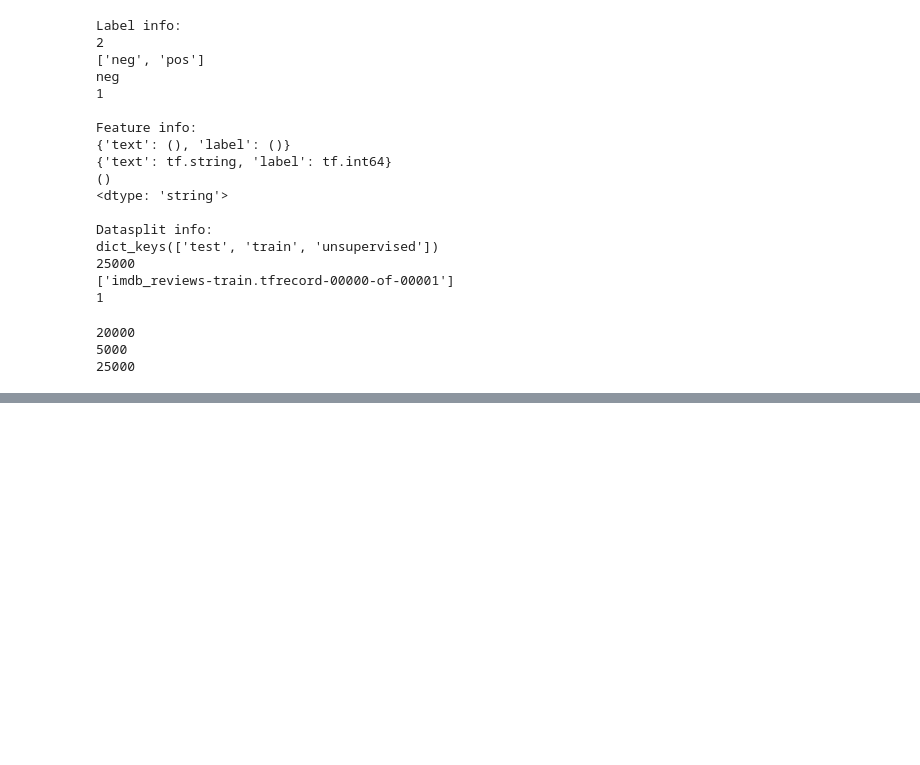
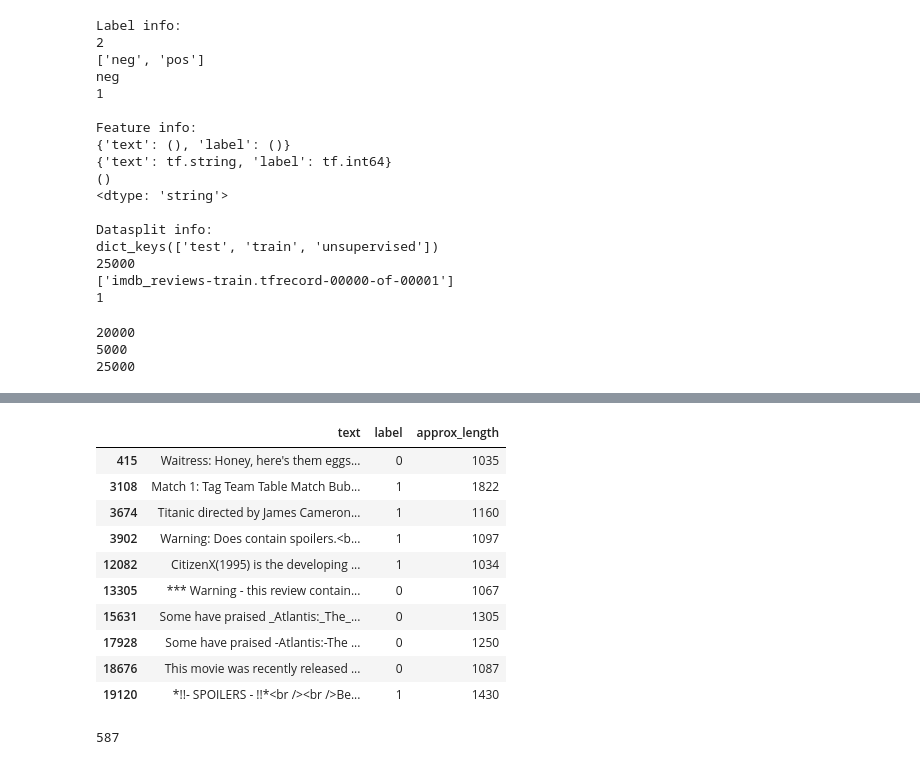
Before and after one commit to FerdiantJoshua/deep-learning-practice, a Jupyter notebook: Sentiment Analysis.ipynb, the cells around one changed output, grey strips where cells are left out. Cells and saved outputs as stored; diff of their text form; code cells hidden in the pictures; blank space fills up the shorter version.

```diff
--- a/Sentiment Analysis.ipynb
+++ b/Sentiment Analysis.ipynb
@@ -77,0 +111,18 @@ print(len(imdb_test))
+# %%
+STOPWORDS = stopwords.words('english')
+
+def remove_stopwords(text):
+    if isinstance(text, str):
+        tokenized_text = []
+        for token in text.split():
+            if token not in STOPWORDS: tokenized_text.append(token)
+        return ' '.join(tokenized_text)
+    else:
+        i = 0
+        tokenized_text = text
+        while i < len(tokenized_text):
+            if tokenized_text[i] in STOPWORDS:
+                tokenized_text.pop(i)
+            else:
+                i += 1
+        return tokenized_text
@@ -78,8 +131,7 @@ print(len(imdb_test))
 # %%
 for elm in imdb_train.take(2):
-    print(elm)
-#     text, label = elm['text'], elm['label']
-#     print('Text:', text)
-#     print('Label:', label)
-#     print()
+    text, label = elm
+    print('Text:', text)
+    print('Label:', label)
+    print()
 # %% [output]
@@ -212,0 +195,22 @@ class Tokenizer:
+# %%
+pd_train['approx_length'] = pd_train['text'].apply(lambda x: len(remove_stopwords(tok.tokenize(x))))
+pd_val['approx_length'] = pd_val['text'].apply(lambda x: len(remove_stopwords(tok.tokenize(x))))
+pd_test['approx_length'] = pd_test['text'].apply(lambda x: len(remove_stopwords(tok.tokenize(x))))
+# %%
+pd_train[pd_train['approx_length'] > 1000]
+# %% [output]
+|  | text | label | approx_length |
+| 415 | Waitress: Honey, here's them eggs... | 0 | 1035 |
+| 3108 | Match 1: Tag Team Table Match Bub... | 1 | 1822 |
+| 3674 | Titanic directed by James Cameron... | 1 | 1160 |
+| 3902 | Warning: Does contain spoilers.<b... | 1 | 1097 |
+| 12082 | CitizenX(1995) is the developing ... | 1 | 1034 |
+| 13305 | *** Warning - this review contain... | 0 | 1067 |
+| 15631 | Some have praised _Atlantis:_The_... | 0 | 1305 |
+| 17928 | Some have praised -Atlantis:-The ... | 0 | 1250 |
+| 18676 | This movie was recently released ... | 0 | 1087 |
+| 19120 | *!!- SPOILERS - !!*<br /><br />Be... | 1 | 1430 |
+# %%
+len(remove_stopwords(tok.tokenize(pd_train[pd_train.index==6].text.values[0])))
+# %% [output]
+587
```
Also changed, not shown: parts of 38 cells of this notebook, 2 other files.
